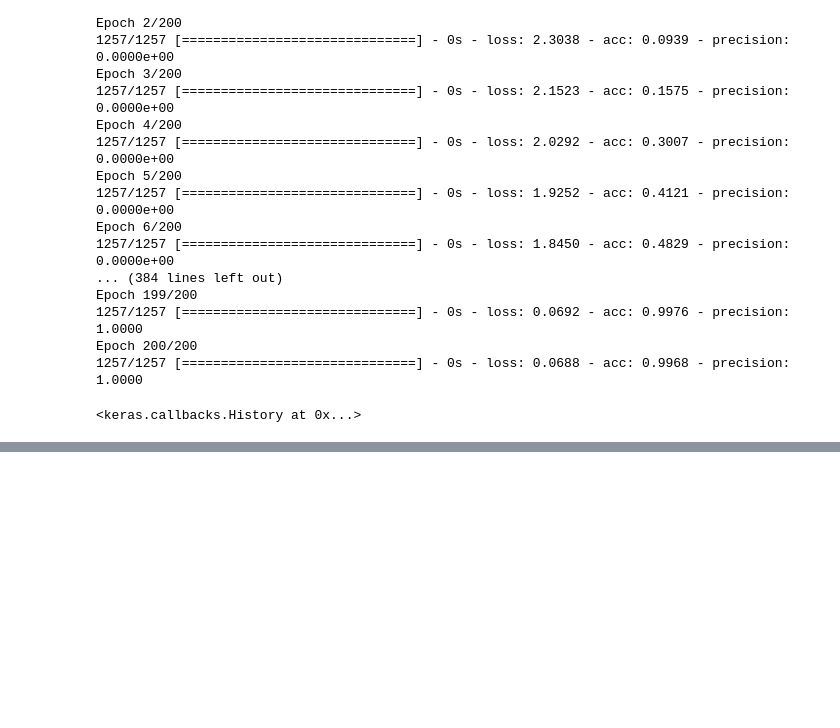
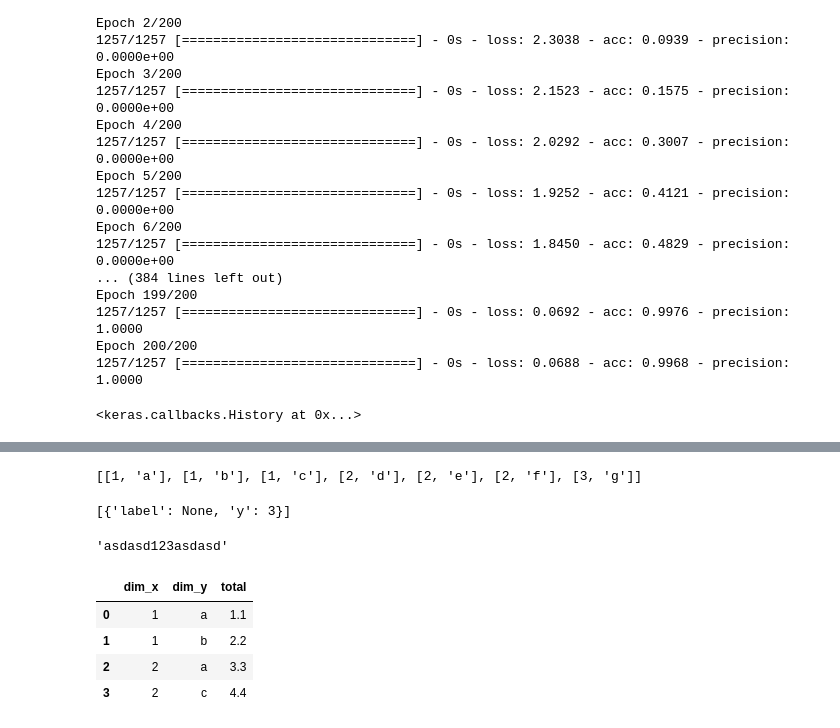
Before and after one commit to grzegorzme/Python-ML-Tutorial, a Jupyter notebook: Untitled.ipynb, the cells around one changed output, grey strips where cells are left out. Saved outputs shown, nothing was run; the diff lists cells and outputs as text; code cells hidden in the pictures; blank space fills up the shorter version.

```diff
--- a/Untitled.ipynb
+++ b/Untitled.ipynb
@@ -74,0 +143,4 @@ pred_y= model.predict(test_X)
+# %%
+df[['x','y']].values.tolist()
+# %% [output]
+[[1, 'a'], [1, 'b'], [1, 'c'], [2, 'd'], [2, 'e'], [2, 'f'], [3, 'g']]
@@ -74,0 +149,8 @@ pred_y= model.predict(test_X)
+# %%
+kk['x1']
+# %% [output]
+[{'label': None, 'y': 3}]
+# %%
+'asdasd{0}asdasd'.format('123')
+# %% [output]
+'asdasd123asdasd'
@@ -74,0 +187,11 @@ pred_y= model.predict(test_X)
+# %%
+df = DataFrame({'dim_x': [1,1,2,2],
+                'total': [1.1, 2.2, 3.3, 4.4],
+                'dim_y': ['a','b','a','c']})
+df
+# %% [output]
+|  | dim_x | dim_y | total |
+| 0 | 1 | a | 1.1 |
+| 1 | 1 | b | 2.2 |
+| 2 | 2 | a | 3.3 |
+| 3 | 2 | c | 4.4 |
```
Also changed, not shown: parts of 16 cells of this notebook, 1 other file.
